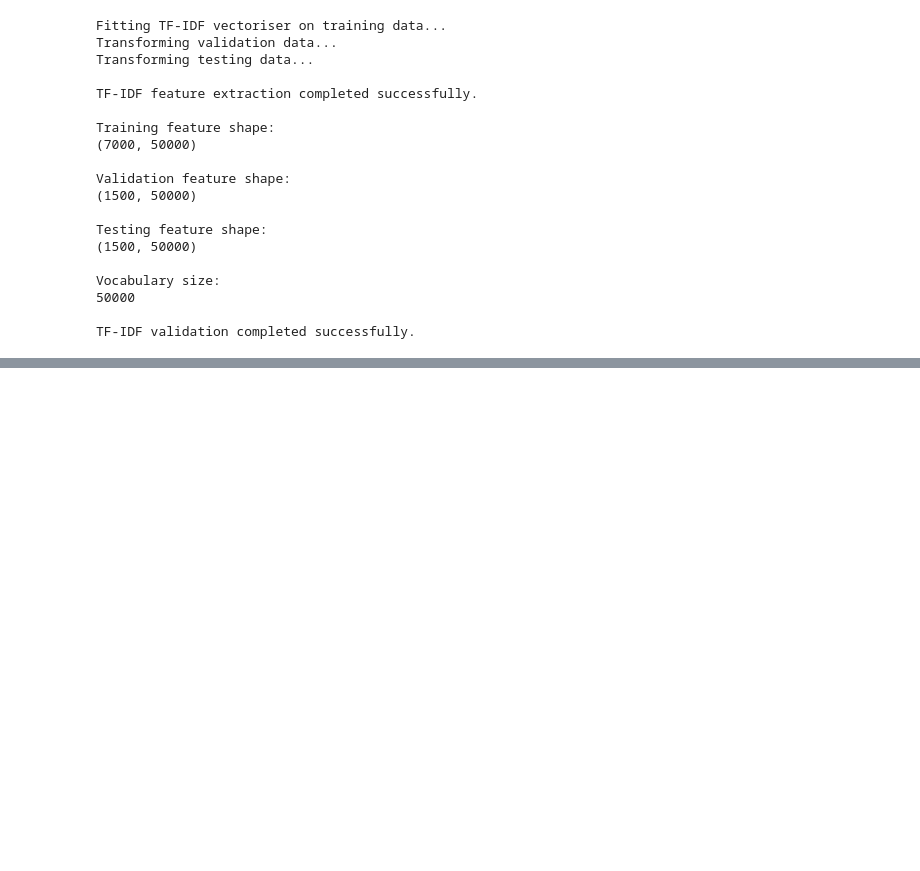
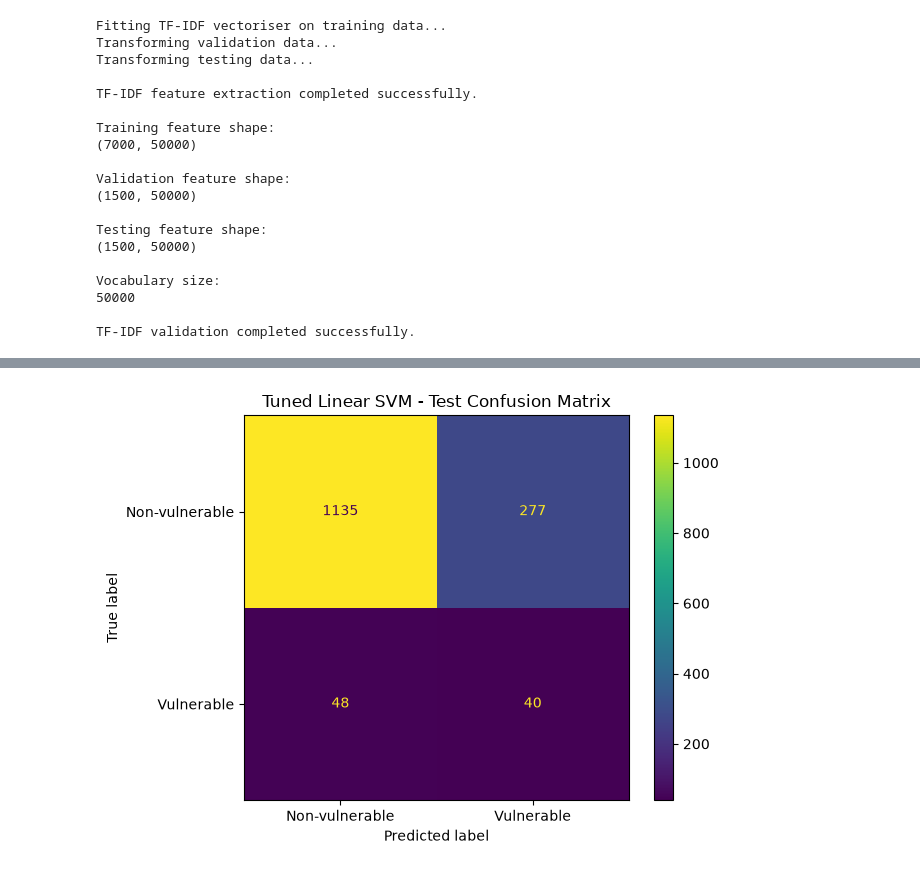
Before and after one commit to 4sTr0J/NLP_Group_02, a Jupyter notebook: notebooks/CIT-24-01-0251_02_svm_model.ipynb, the cells around one changed output, grey strips where cells are left out. Saved outputs shown, nothing was run; the diff lists cells and outputs as text; code cells hidden in the pictures; blank space fills up the shorter version.

Commit message:
Complete tuned SVM evaluation and save metrics

```diff
--- a/notebooks/CIT-24-01-0251_02_svm_model.ipynb
+++ b/notebooks/CIT-24-01-0251_02_svm_model.ipynb
@@ -277,0 +688,18 @@ TF-IDF validation completed successfully.
+# %%
+# Display the final test confusion matrix.
+
+ConfusionMatrixDisplay(
+    confusion_matrix=optimized_test_cm,
+    display_labels=[
+        "Non-vulnerable",
+        "Vulnerable",
+    ],
+).plot(
+    values_format="d",
+)
+
+plt.title("Tuned Linear SVM - Test Confusion Matrix")
+plt.tight_layout()
+plt.show()
+# %% [output]
+[figure, added]
```
Also changed, not shown: parts of 9 cells of this notebook, 1 other file.
